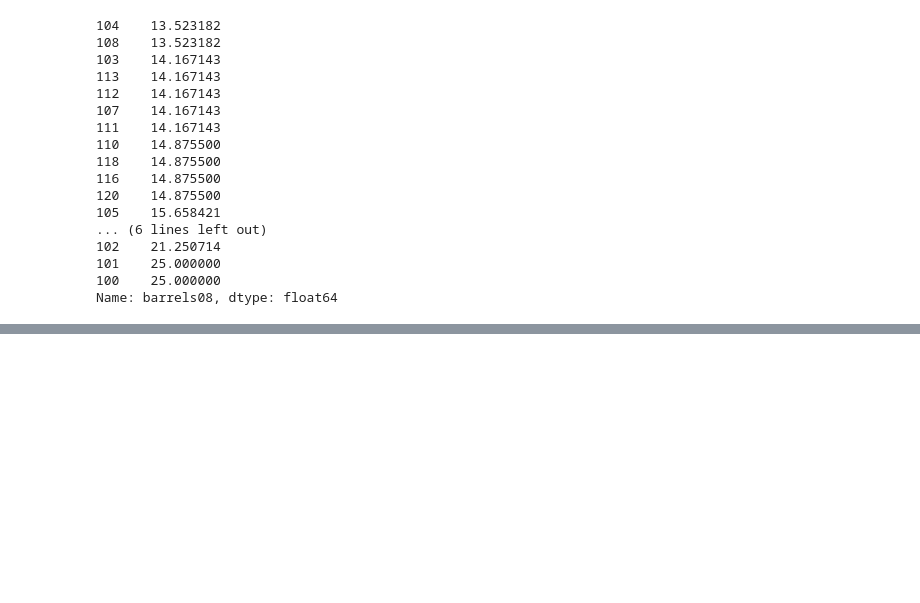
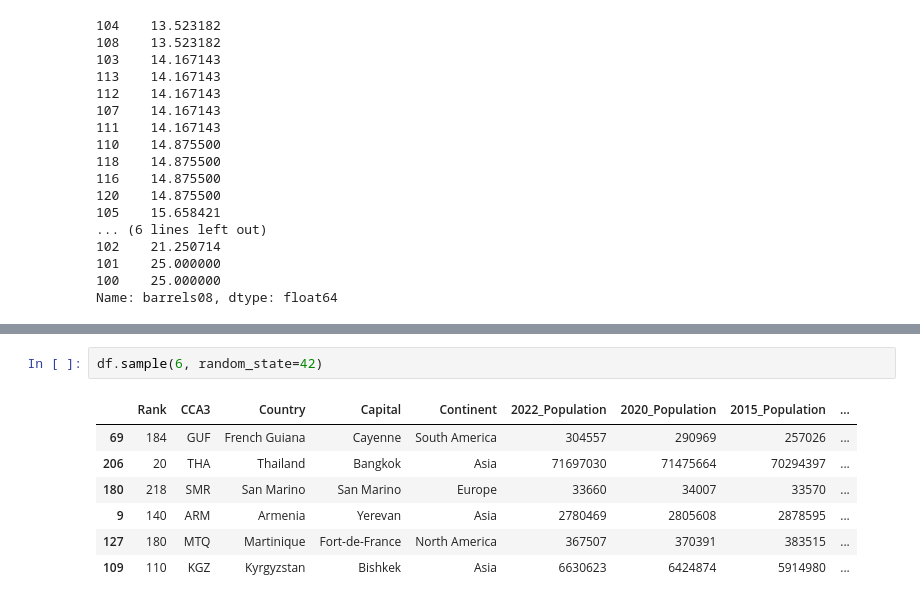
Before and after one commit to Ahmed-ui94/web_programming, a Jupyter notebook: pandas1/pandas.ipynb, the cells around one changed output, grey strips where cells are left out. Drawn from its saved outputs; the diff is of its cells as text; blank space fills up the shorter version.

```diff
--- a/pandas1/pandas.ipynb
+++ b/pandas1/pandas.ipynb
@@ -598,0 +908,10 @@ df2
+# %%
+df.sample(6, random_state=42)
+# %% [output]
+|  | Rank | CCA3 | Country | Capital | Continent | 2022_Population | 2020_Population | 2015_Population | ... |
+| 69 | 184 | GUF | French Guiana | Cayenne | South America | 304557 | 290969 | 257026 | ... |
+| 206 | 20 | THA | Thailand | Bangkok | Asia | 71697030 | 71475664 | 70294397 | ... |
+| 180 | 218 | SMR | San Marino | San Marino | Europe | 33660 | 34007 | 33570 | ... |
+| 9 | 140 | ARM | Armenia | Yerevan | Asia | 2780469 | 2805608 | 2878595 | ... |
+| 127 | 180 | MTQ | Martinique | Fort-de-France | North America | 367507 | 370391 | 383515 | ... |
+| 109 | 110 | KGZ | Kyrgyzstan | Bishkek | Asia | 6630623 | 6424874 | 5914980 | ... |
```
Also changed, not shown: parts of 33 cells of this notebook, 5 other files.
